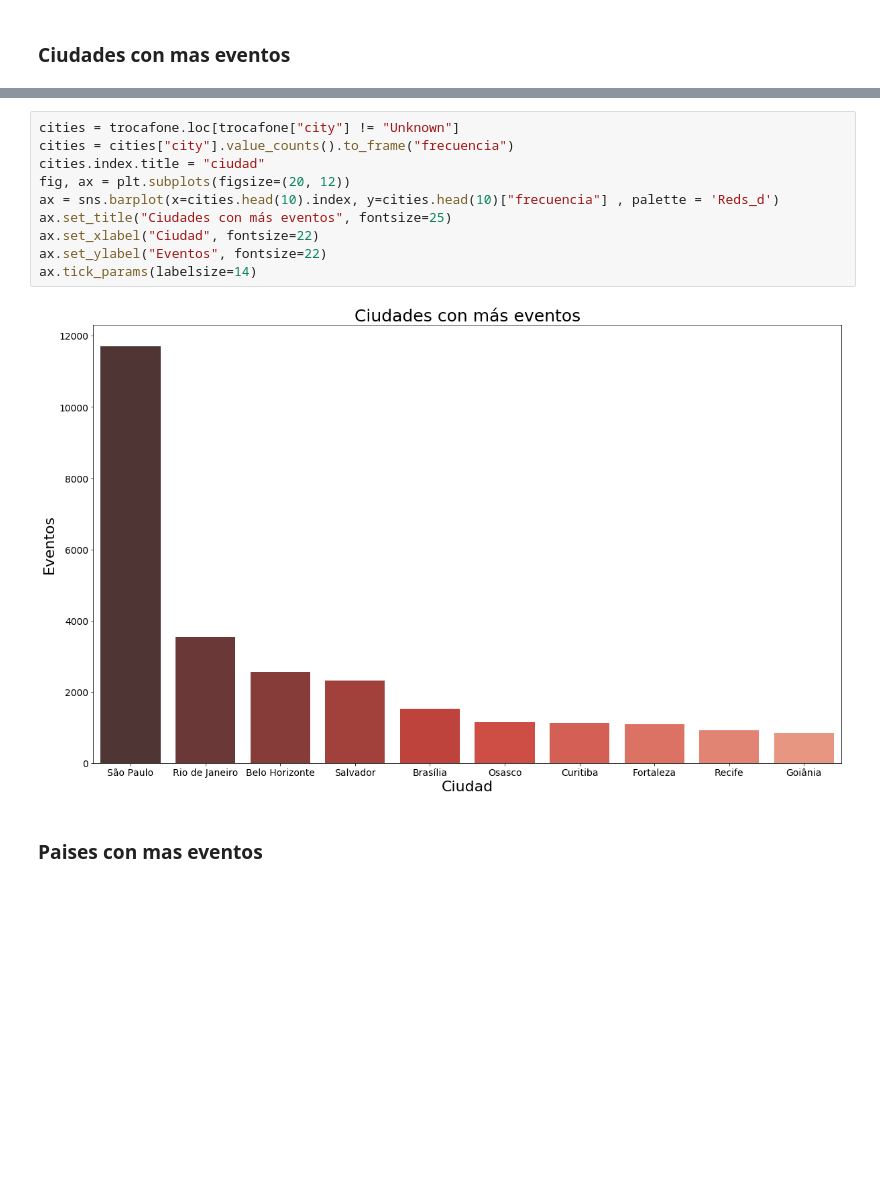
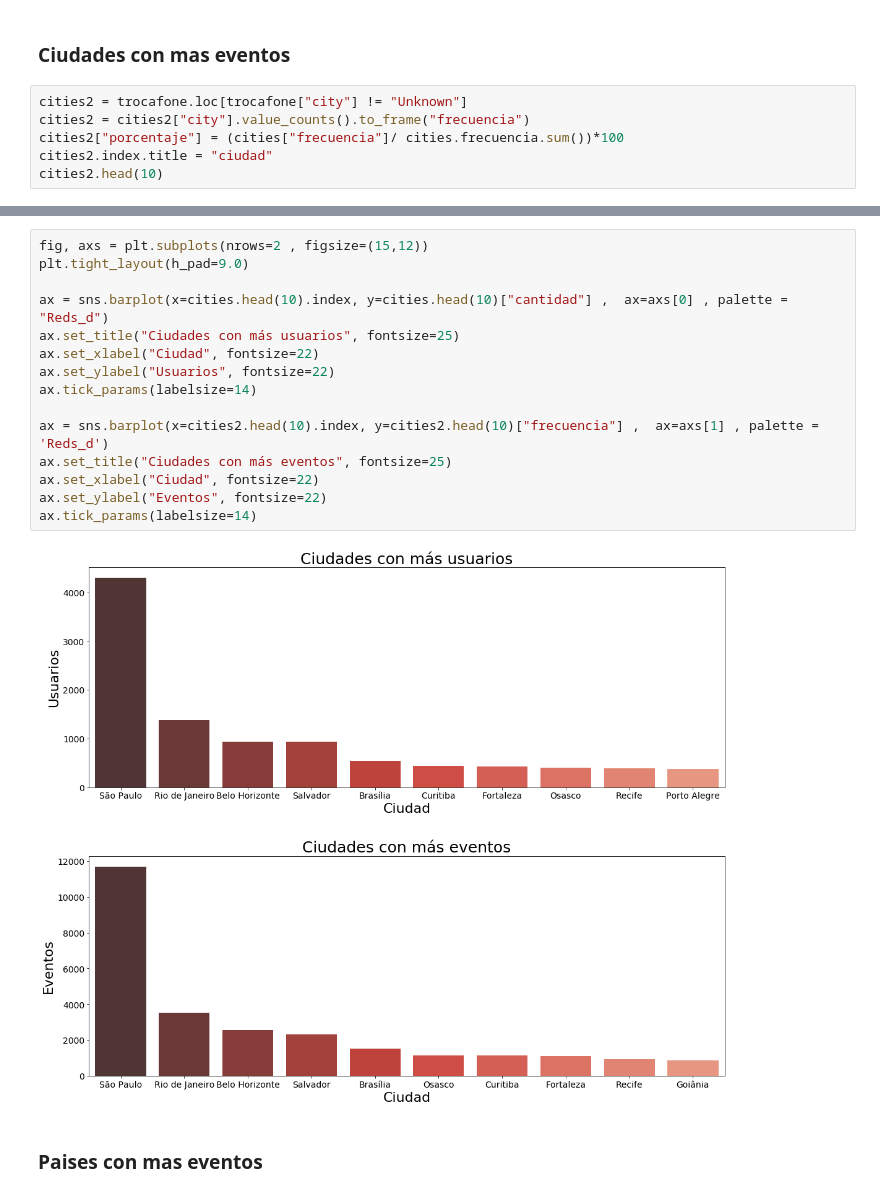
Before and after one commit to emabrea/7506-DATOS-TP1, a Jupyter notebook: Analisis Exploratorio.ipynb, the cells around one changed output, grey strips where cells are left out. Cells and saved outputs as stored; diff of their text form; blank space fills up the shorter version.

```diff
--- a/Analisis Exploratorio.ipynb
+++ b/Analisis Exploratorio.ipynb
@@ -786,2 +766,8 @@ ax.tick_params(labelsize=14)
 # %% [markdown]
 ### Ciudades con mas eventos
+# %%
+cities2 = trocafone.loc[trocafone["city"] != "Unknown"]
+cities2 = cities2["city"].value_counts().to_frame("frecuencia")
+cities2["porcentaje"] = (cities["frecuencia"]/ cities.frecuencia.sum())*100
+cities2.index.title = "ciudad"
+cities2.head(10)
@@ -788,15 +786,20 @@ ax.tick_params(labelsize=14)
 # %%
-cities = trocafone.loc[trocafone["city"] != "Unknown"]
-cities = cities["city"].value_counts().to_frame("frecuencia")
-cities.index.title = "ciudad"
-fig, ax = plt.subplots(figsize=(20, 12))
-ax = sns.barplot(x=cities.head(10).index, y=cities.head(10)["frecuencia"] , palette = 'Reds_d')
+fig, axs = plt.subplots(nrows=2 , figsize=(15,12))
+plt.tight_layout(h_pad=9.0)
+
+ax = sns.barplot(x=cities.head(10).index, y=cities.head(10)["cantidad"] ,  ax=axs[0] , palette = "Reds_d")
+ax.set_title("Ciudades con más usuarios", fontsize=25)
+ax.set_xlabel("Ciudad", fontsize=22)
+ax.set_ylabel("Usuarios", fontsize=22)
+ax.tick_params(labelsize=14)
+
+ax = sns.barplot(x=cities2.head(10).index, y=cities2.head(10)["frecuencia"] ,  ax=axs[1] , palette = 'Reds_d')
 ax.set_title("Ciudades con más eventos", fontsize=25)
 ax.set_xlabel("Ciudad", fontsize=22)
 ax.set_ylabel("Eventos", fontsize=22)
 ax.tick_params(labelsize=14)
 # %% [output]
-[figure, old version]
+[figure, new version]
 # %% [markdown]
 ### Paises con mas eventos
 # %%
```
Also changed, not shown: parts of 11 cells of this notebook.
